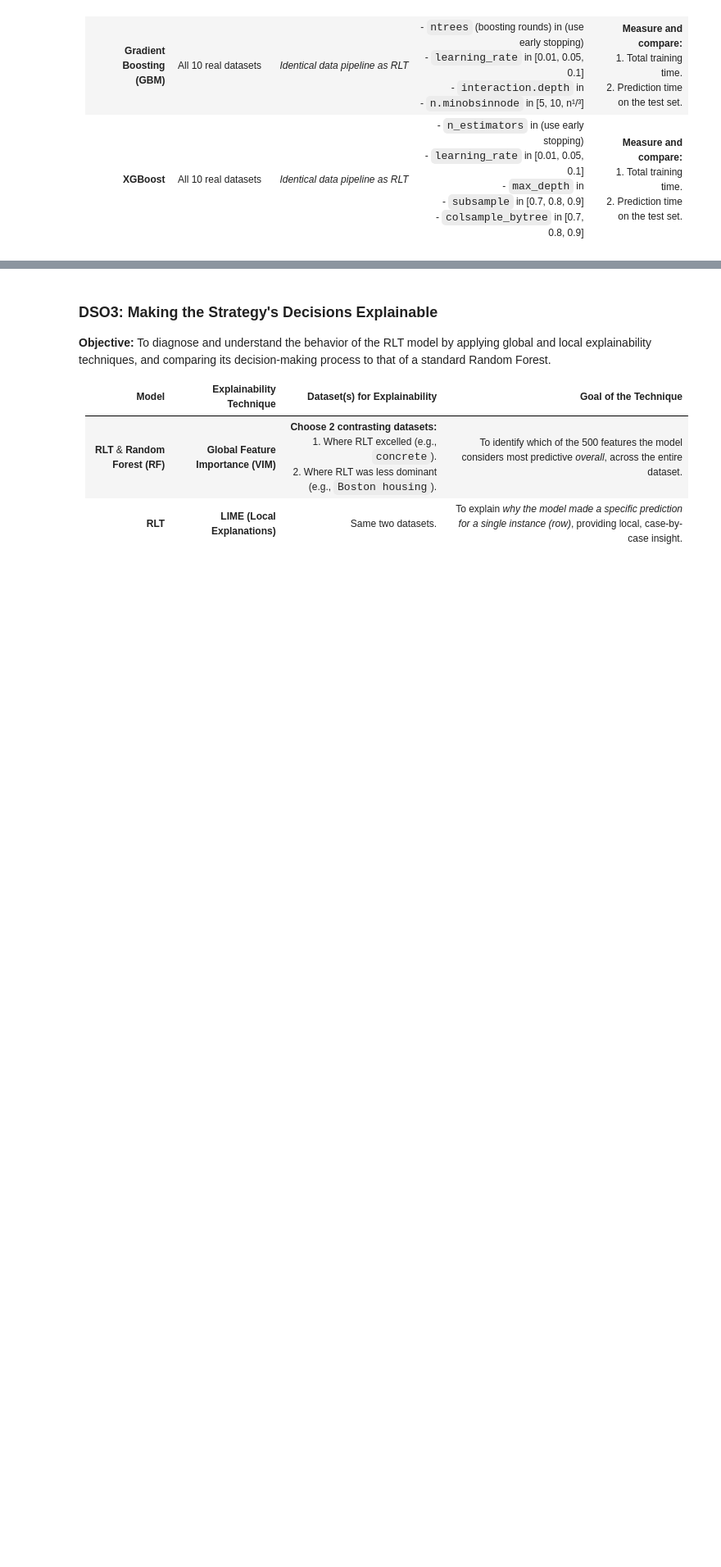
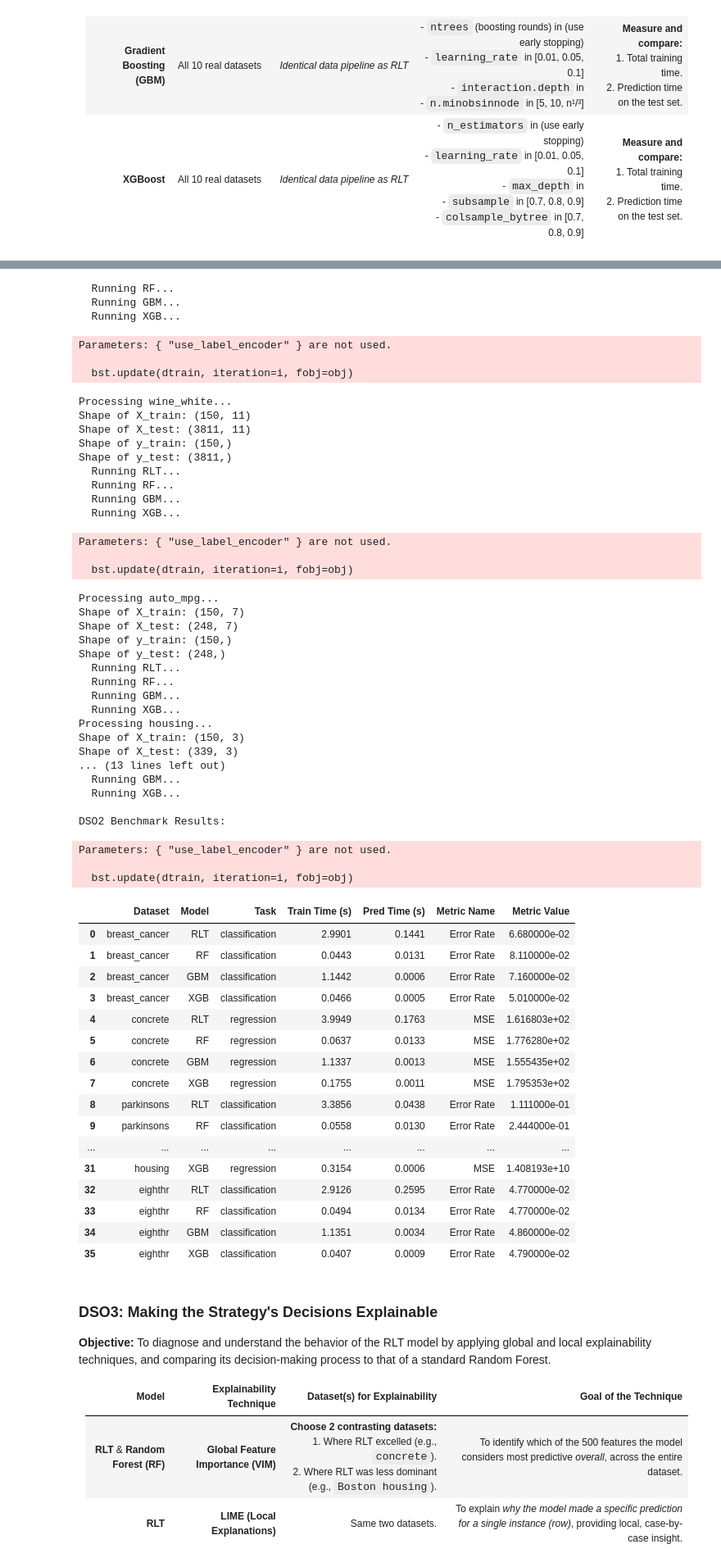
Before and after one commit to mohamedkhayat/Reinforcement-Learning-Trees, a Jupyter notebook: notebooks/notebook.ipynb, the cells around one changed output, grey strips where cells are left out. Shown at 82% size. Cells and saved outputs as stored; diff of their text form; code cells hidden in the pictures; blank space fills up the shorter version.

```diff
--- a/notebooks/notebook.ipynb
+++ b/notebooks/notebook.ipynb
@@ -354,0 +488,6 @@ Error: Dimension P=1000 not found in data.
+# %%
+df_dso2_results = run_dso2_benchmark()
+
+print("\nDSO2 Benchmark Results:")
+display(df_dso2_results)
+# %% [output]
@@ -354,0 +545,55 @@ Error: Dimension P=1000 not found in data.
+  Running RF...
+  Running GBM...
+  Running XGB...
+Parameters: { "use_label_encoder" } are not used.
+
+  bst.update(dtrain, iteration=i, fobj=obj)
+Processing wine_white...
+Shape of X_train: (150, 11)
+Shape of X_test: (3811, 11)
+Shape of y_train: (150,)
+Shape of y_test: (3811,)
+  Running RLT...
+  Running RF...
+  Running GBM...
+  Running XGB...
+Parameters: { "use_label_encoder" } are not used.
+
+  bst.update(dtrain, iteration=i, fobj=obj)
+Processing auto_mpg...
+Shape of X_train: (150, 7)
+Shape of X_test: (248, 7)
+Shape of y_train: (150,)
+Shape of y_test: (248,)
+  Running RLT...
+  Running RF...
+  Running GBM...
+  Running XGB...
+Processing housing...
+Shape of X_train: (150, 3)
+Shape of X_test: (339, 3)
+... (13 lines left out)
+  Running GBM...
+  Running XGB...
+
+DSO2 Benchmark Results:
+Parameters: { "use_label_encoder" } are not used.
+
+  bst.update(dtrain, iteration=i, fobj=obj)
+|  | Dataset | Model | Task | Train Time (s) | Pred Time (s) | Metric Name | Metric Value |
+| 0 | breast_cancer | RLT | classification | 2.9901 | 0.1441 | Error Rate | 6.680000e-02 |
+| 1 | breast_cancer | RF | classification | 0.0443 | 0.0131 | Error Rate | 8.110000e-02 |
+| 2 | breast_cancer | GBM | classification | 1.1442 | 0.0006 | Error Rate | 7.160000e-02 |
+| 3 | breast_cancer | XGB | classification | 0.0466 | 0.0005 | Error Rate | 5.010000e-02 |
+| 4 | concrete | RLT | regression | 3.9949 | 0.1763 | MSE | 1.616803e+02 |
+| 5 | concrete | RF | regression | 0.0637 | 0.0133 | MSE | 1.776280e+02 |
+| 6 | concrete | GBM | regression | 1.1337 | 0.0013 | MSE | 1.555435e+02 |
+| 7 | concrete | XGB | regression | 0.1755 | 0.0011 | MSE | 1.795353e+02 |
+| 8 | parkinsons | RLT | classification | 3.3856 | 0.0438 | Error Rate | 1.111000e-01 |
+| 9 | parkinsons | RF | classification | 0.0558 | 0.0130 | Error Rate | 2.444000e-01 |
+| ... | ... | ... | ... | ... | ... | ... | ... |
+| 31 | housing | XGB | regression | 0.3154 | 0.0006 | MSE | 1.408193e+10 |
+| 32 | eighthr | RLT | classification | 2.9126 | 0.2595 | Error Rate | 4.770000e-02 |
+| 33 | eighthr | RF | classification | 0.0494 | 0.0134 | Error Rate | 4.770000e-02 |
+| 34 | eighthr | GBM | classification | 1.1351 | 0.0034 | Error Rate | 4.860000e-02 |
+| 35 | eighthr | XGB | classification | 0.0407 | 0.0009 | Error Rate | 4.790000e-02 |
```
Also changed, not shown: parts of 9 cells of this notebook, 3 other files.
